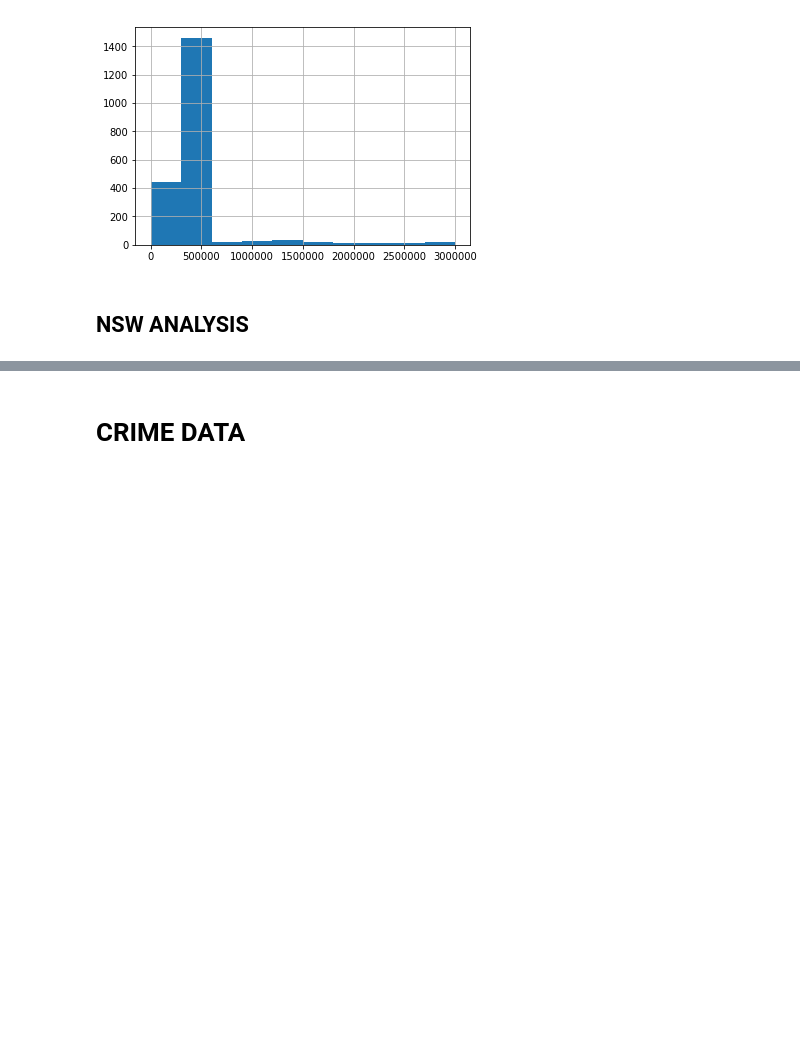
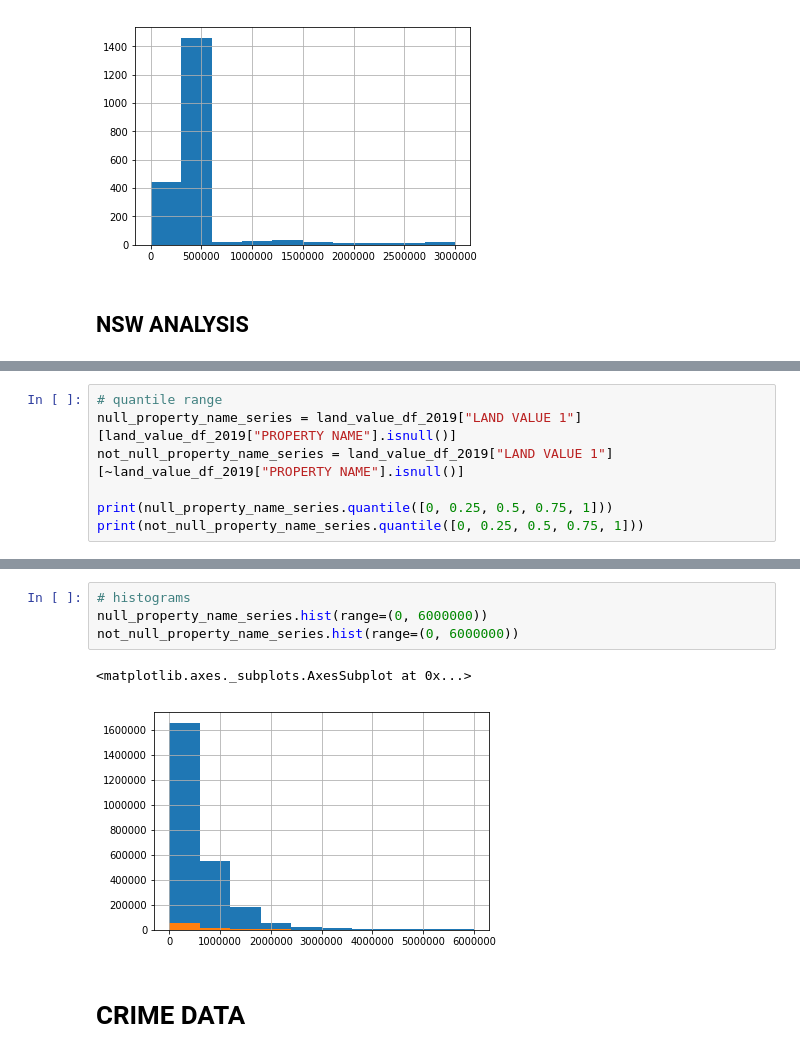
Before and after one commit to elijahjorell/open-data-project, a Jupyter notebook: open_data_project.ipynb, the cells around one changed output, grey strips where cells are left out. Saved outputs shown, nothing was run; the diff lists cells and outputs as text; blank space fills up the shorter version.

Commit message:
Analyse property name and land value sum

```diff
--- a/open_data_project.ipynb
+++ b/open_data_project.ipynb
@@ -202,0 +262,7 @@ sorted(land_value_df_2017["PROPERTY NAME"][~land_value_df_2017["PROPERTY NAME"].
+# %%
+# quantile range
+null_property_name_series = land_value_df_2019["LAND VALUE 1"][land_value_df_2019["PROPERTY NAME"].isnull()]
+not_null_property_name_series = land_value_df_2019["LAND VALUE 1"][~land_value_df_2019["PROPERTY NAME"].isnull()]
+
+print(null_property_name_series.quantile([0, 0.25, 0.5, 0.75, 1]))
+print(not_null_property_name_series.quantile([0, 0.25, 0.5, 0.75, 1]))
@@ -203,3 +282,10 @@ sorted(land_value_df_2017["PROPERTY NAME"][~land_value_df_2017["PROPERTY NAME"].
+# %%
+# histograms
+null_property_name_series.hist(range=(0, 6000000))
+not_null_property_name_series.hist(range=(0, 6000000))
+# %% [output]
+<matplotlib.axes._subplots.AxesSubplot at 0x...>
+[figure, added]
 # %% [markdown]
 
 
```
Also changed, not shown: parts of 8 cells of this notebook.
